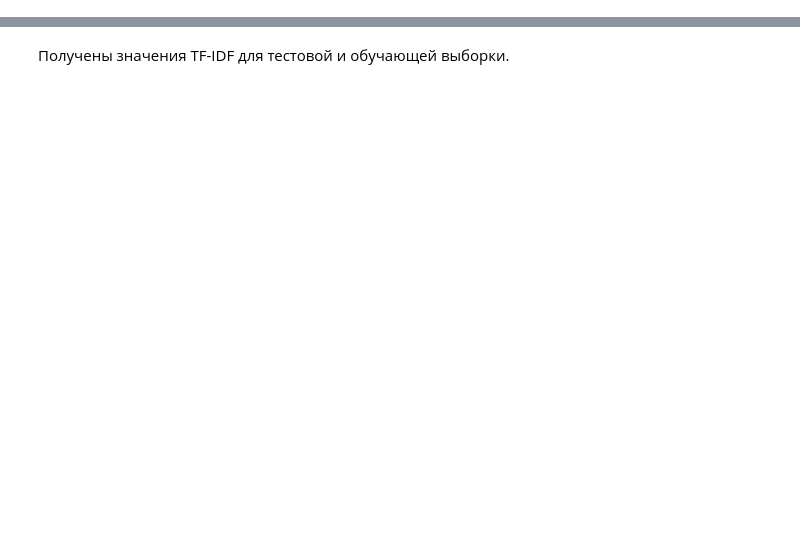
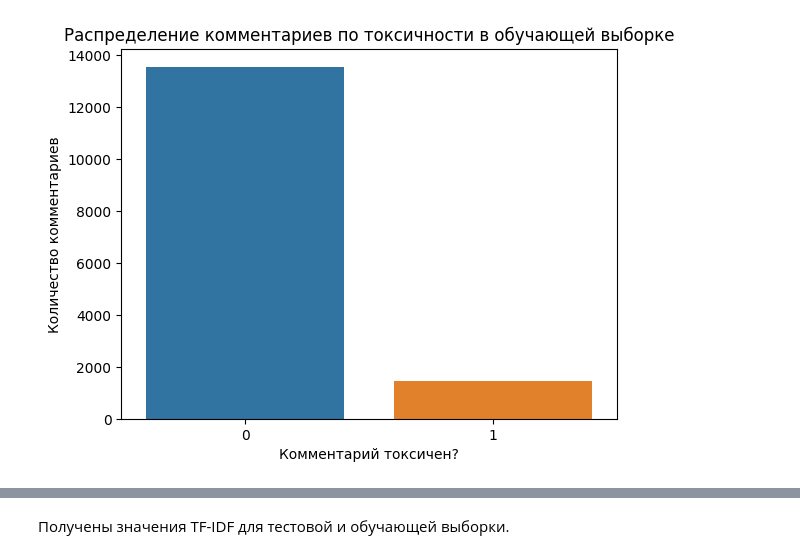
Before and after one commit to Vladruss/NLP_search_for_toxic_comments, a Jupyter notebook: toxic_comments.ipynb, the cells around one changed output, grey strips where cells are left out. Drawn from its saved outputs; the diff is of its cells as text; code cells hidden in the pictures; blank space fills up the shorter version.

```diff
--- a/toxic_comments.ipynb
+++ b/toxic_comments.ipynb
@@ -11,0 +37,8 @@
+# %%
+df_train = pd.read_csv('datasets/toxic_comments_train.csv')
+display(df_train.info())
+display(df_train.head())
+
+df_valid = pd.read_csv('datasets/toxic_comments_valid.csv')
+display(df_valid.info())
+display(df_valid.head())
@@ -11,0 +78,8 @@
+# %%
+sns.countplot(x="toxic", data=df_train)
+plt.title('Распределение комментариев по токсичности в обучающей выборке')
+plt.ylabel('Количество комментариев')
+plt.xlabel('Комментарий токсичен?')
+plt.show()
+# %% [output]
+[figure, added]
```
Also changed, not shown: parts of 66 cells of this notebook, 6 other files.
